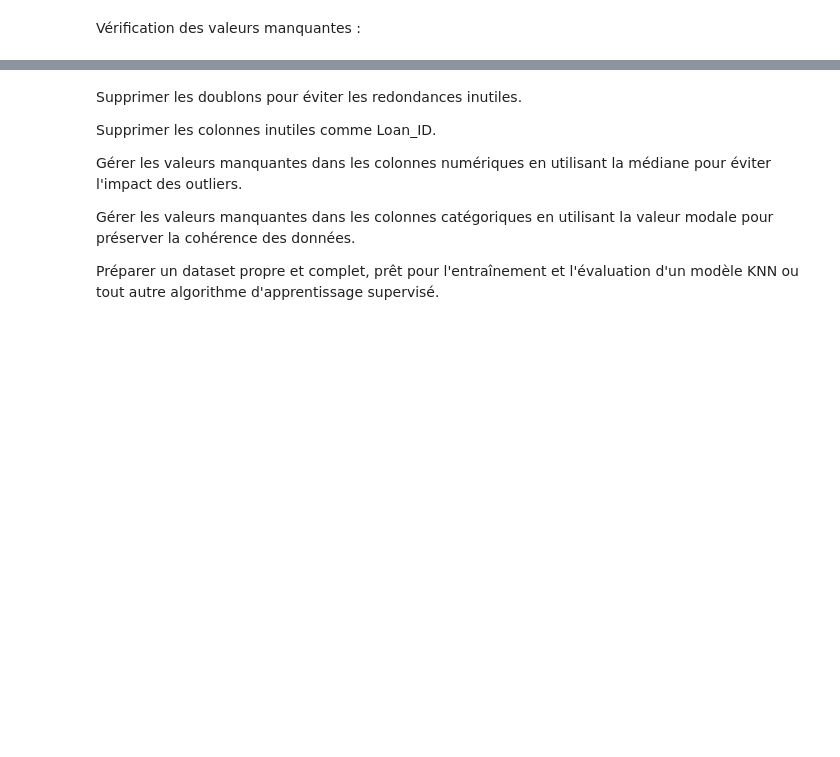
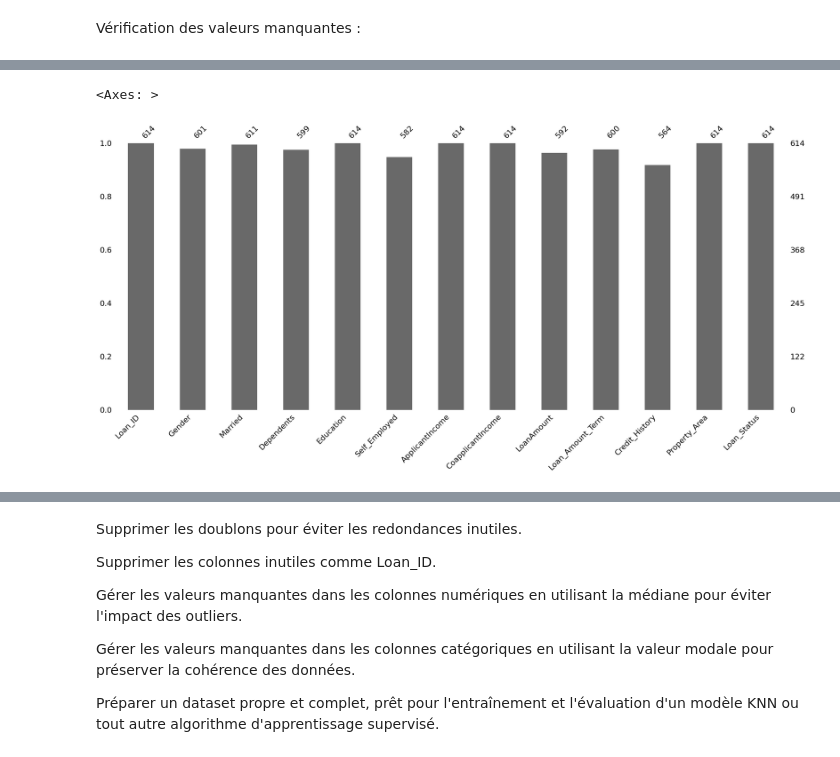
Before and after one commit to momodiagne/Machine-Learning, a Jupyter notebook: KNN_loan_prediction.ipynb, the cells around one changed output, grey strips where cells are left out. Cells and saved outputs as stored; diff of their text form; code cells hidden in the pictures; blank space fills up the shorter version.

```diff
--- a/KNN_loan_prediction.ipynb
+++ b/KNN_loan_prediction.ipynb
@@ -203,0 +233,5 @@ Vérification des valeurs manquantes :
+# %%
+msno.bar(loan_train)
+# %% [output]
+<Axes: >
+[figure, added]
```
Also changed, not shown: parts of 30 cells of this notebook.
